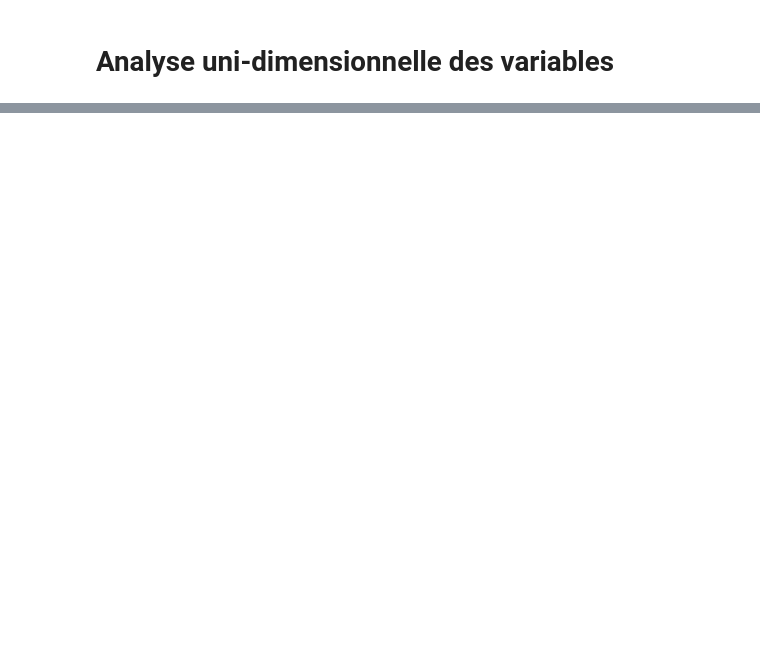
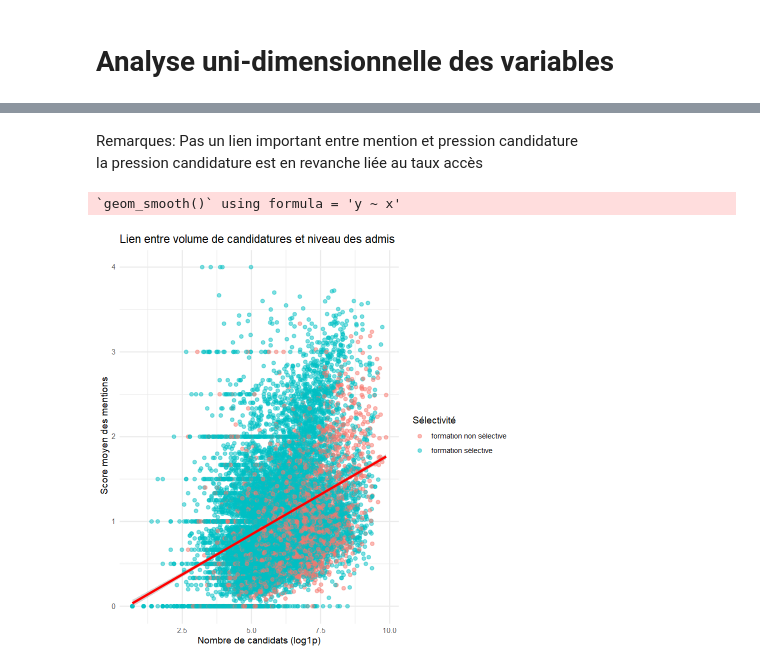
Before and after one commit to corentinbrand/Projet_analyse_de_donnees, a Jupyter notebook: brouillon.ipynb, the cells around one changed output, grey strips where cells are left out. Saved outputs shown, nothing was run; the diff lists cells and outputs as text; code cells hidden in the pictures; blank space fills up the shorter version.

```diff
--- a/brouillon.ipynb
+++ b/brouillon.ipynb
@@ -208,0 +338,19 @@ ggplot(data, aes(x = Région.de.l.établissement)) +
+# %% [markdown]
+Remarques:
+Pas un lien important entre mention et pression candidature
+la pression candidature est en revanche liée au taux accès
+# %%
+###Corrélation : Pression vs Niveau académique (Score Mention)
+
+ggplot(data_features_core, aes(x = log_candidats, y = score_mention)) +
+  geom_point(aes(color = Sélectivité), alpha = 0.5) +
+  geom_smooth(method = "lm", color = "red") +
+  labs(
+    title = "Lien entre volume de candidatures et niveau des admis",
+    x = "Nombre de candidats (log1p)",
+    y = "Score moyen des mentions"
+  ) +
+  theme_minimal()
+# %% [output]
+`geom_smooth()` using formula = 'y ~ x'
+[figure, added]
```
Also changed, not shown: parts of 12 cells of this notebook.
